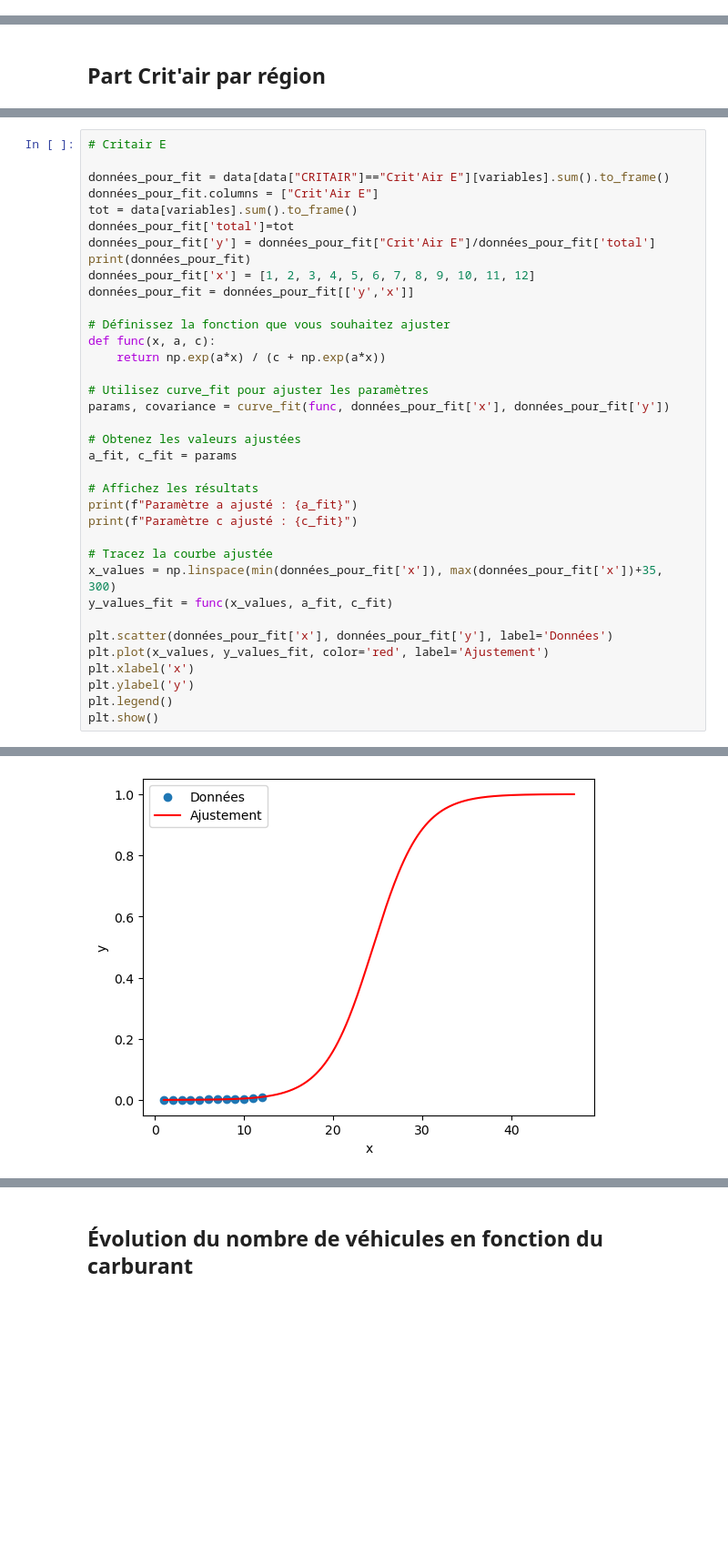
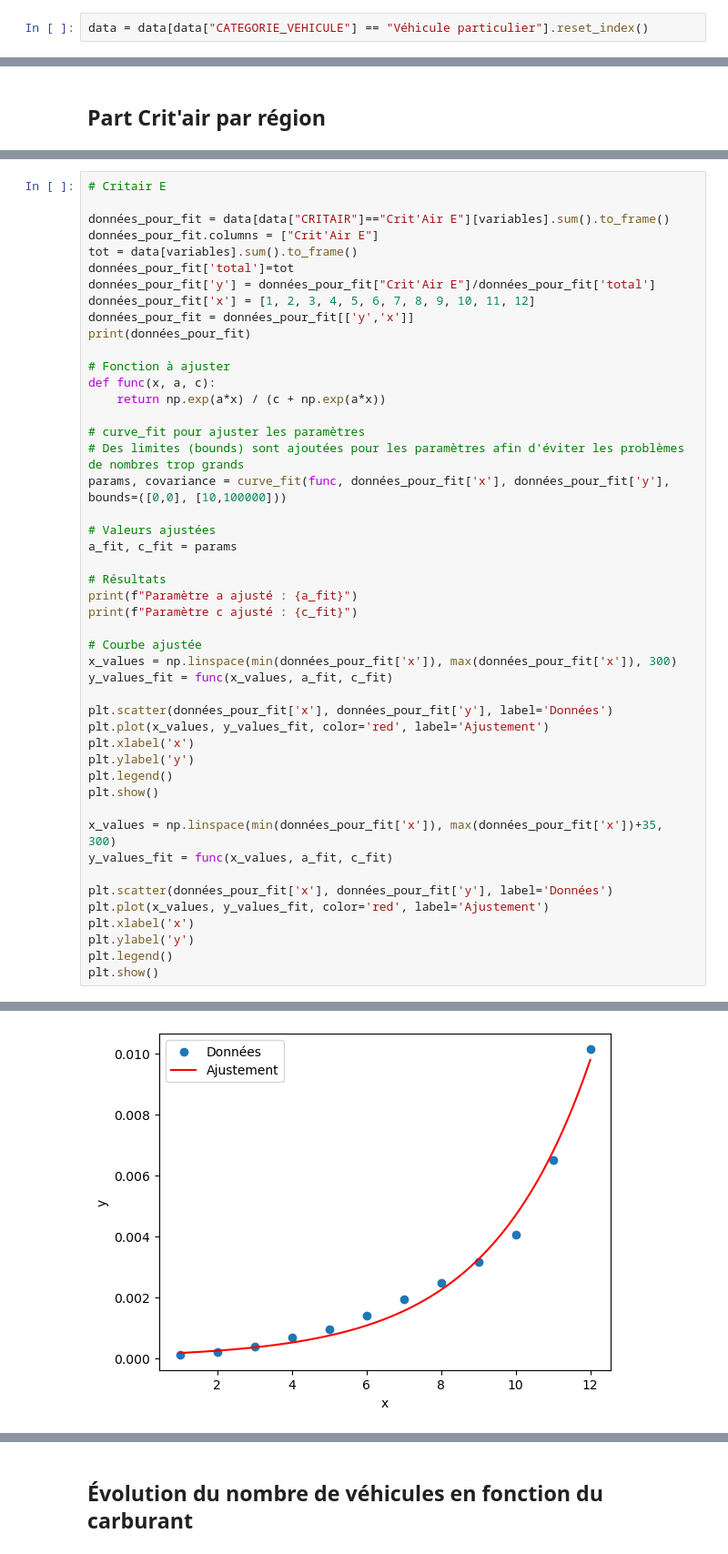
Before and after one commit to TheoLBTN/Projet-Python, a Jupyter notebook: Projet.ipynb, the cells around one changed output, grey strips where cells are left out. Shown at 91% size. Cells and saved outputs as stored; diff of their text form; blank space fills up the shorter version.

```diff
--- a/Projet.ipynb
+++ b/Projet.ipynb
@@ -88,0 +89,2 @@ data = data.loc[data["CATEGORIE_VEHICULE"] == "Véhicule particulier"]
+# %%
+data = data[data["CATEGORIE_VEHICULE"] == "Véhicule particulier"].reset_index()
@@ -286,25 +309,36 @@ données_pour_fit.columns = ["Crit'Air E"]
 tot = data[variables].sum().to_frame()
 données_pour_fit['total']=tot
 données_pour_fit['y'] = données_pour_fit["Crit'Air E"]/données_pour_fit['total']
-print(données_pour_fit)
 données_pour_fit['x'] = [1, 2, 3, 4, 5, 6, 7, 8, 9, 10, 11, 12]
 données_pour_fit = données_pour_fit[['y','x']]
+print(données_pour_fit)
 
-# Définissez la fonction que vous souhaitez ajuster
+# Fonction à ajuster
 def func(x, a, c):
     return np.exp(a*x) / (c + np.exp(a*x))
 
-# Utilisez curve_fit pour ajuster les paramètres
-params, covariance = curve_fit(func, données_pour_fit['x'], données_pour_fit['y'])
+# curve_fit pour ajuster les paramètres
+# Des limites (bounds) sont ajoutées pour les paramètres afin d'éviter les problèmes de nombres trop grands
+params, covariance = curve_fit(func, données_pour_fit['x'], données_pour_fit['y'], bounds=([0,0], [10,100000]))
 
-# Obtenez les valeurs ajustées
+# Valeurs ajustées
 a_fit, c_fit = params
 
-# Affichez les résultats
+# Résultats
 print(f"Paramètre a ajusté : {a_fit}")
 print(f"Paramètre c ajusté : {c_fit}")
 
-# Tracez la courbe ajustée
+# Courbe ajustée
+x_values = np.linspace(min(données_pour_fit['x']), max(données_pour_fit['x']), 300)
+y_values_fit = func(x_values, a_fit, c_fit)
+
+plt.scatter(données_pour_fit['x'], données_pour_fit['y'], label='Données')
+plt.plot(x_values, y_values_fit, color='red', label='Ajustement')
+plt.xlabel('x')
+plt.ylabel('y')
+plt.legend()
+plt.show()
+
 x_values = np.linspace(min(données_pour_fit['x']), max(données_pour_fit['x'])+35, 300)
 y_values_fit = func(x_values, a_fit, c_fit)
 
@@ -333 +367 @@ Paramètre c ajusté : 8633.145721746092
-[figure, old version]
+[figure, new version]
```
Also changed, not shown: parts of 20 cells of this notebook.
